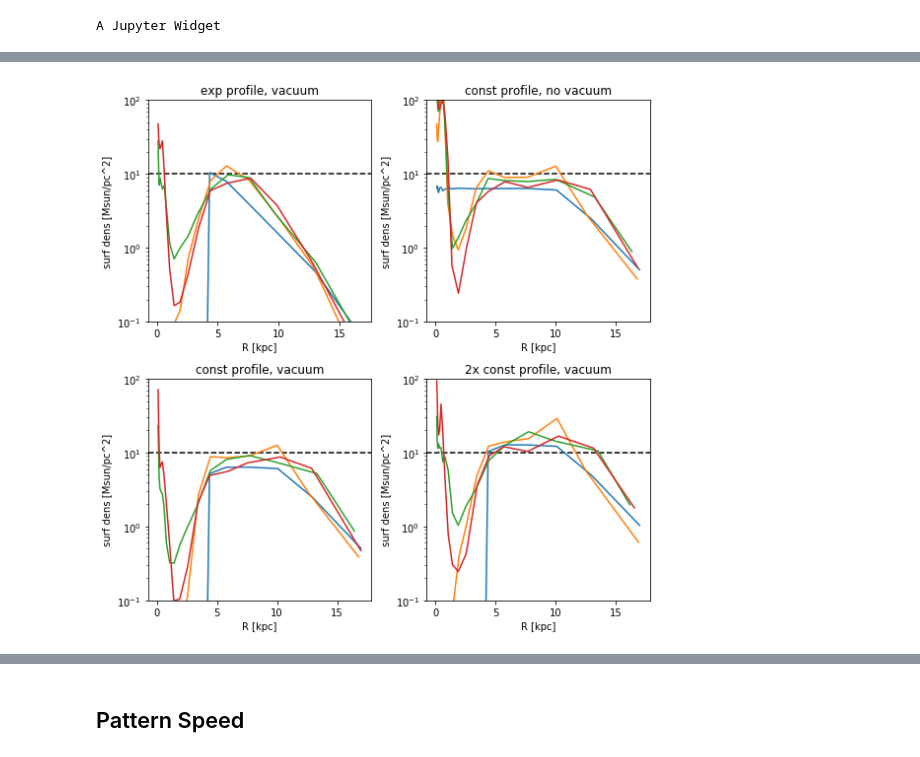
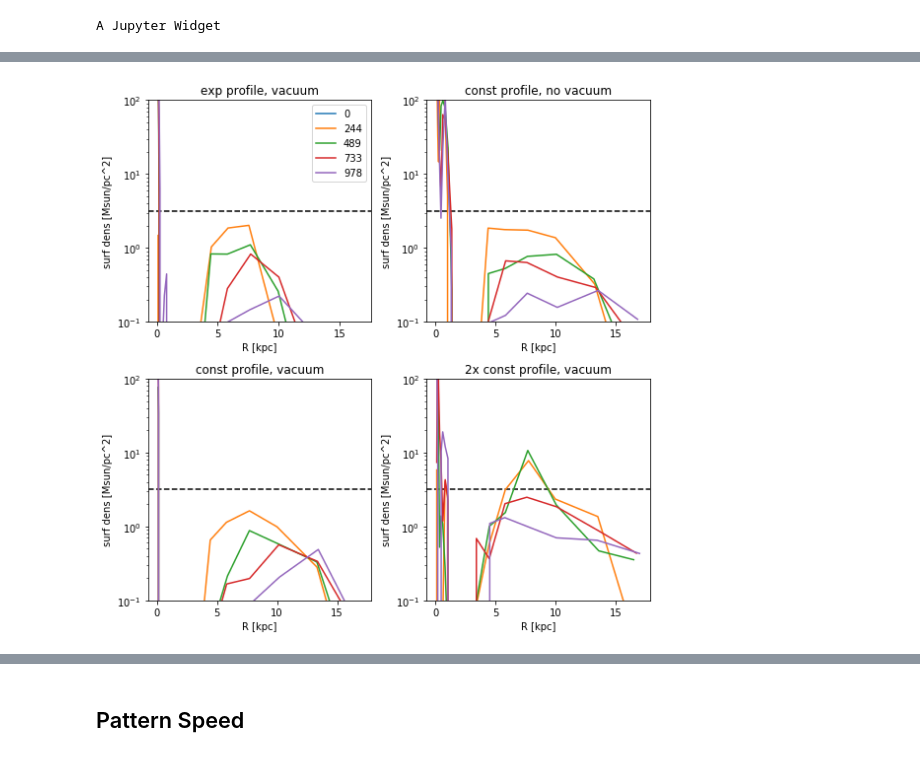
Before and after one commit to gusbeane/gasbar, a Jupyter notebook: notebooks/vacuum_scratch.ipynb, the cells around one changed output, grey strips where cells are left out. Drawn from its saved outputs; the diff is of its cells as text; code cells hidden in the pictures.

```diff
--- a/notebooks/vacuum_scratch.ipynb
+++ b/notebooks/vacuum_scratch.ipynb
@@ -11,7 +12,7 @@ import astropy.units as u
 time_conv = 977.79222167
 # %%
 sim_list = ['phantom-vacuum-grav', 'phantom-vacuum', 'phantom-Sg10-Rc4.0', 'phantom-vacuum-Sg10-Rc4.0',
-            'phantom-vacuum-Sg20-Rc4.0', 'Nbody']
+            'phantom-vacuum-Sg20-Rc4.0', 'Nbody', 'phantom-vacuum-Sg20-Rc3.5']
 
 def read_snap(idx, sim_idx, lvl='lvl3', parttype=[0], fields=['Coordinates', 'Masses', 'Velocities'],
               basepath = '/n/holyscratch01/hernquist_lab/abeane/starbar_runs/runs/'):
@@ -48,0 +106,7 @@ A Jupyter Widget
+# %%
+sn6_fine_list = []
+fine_idx_list = [90, 91, 92, 93, 94, 95, 96, 97, 98, 99, 100, 101, 102, 103, 104, 105, 106, 107, 108, 109, 110]
+# fine_idx_list = [98, 99, 100, 101, 102]
+for idx in tqdm(fine_idx_list):
+    sn6 = read_snap(idx, 6, parttype=[0], fields=['Coordinates', 'Masses', 'StarFormationRate'])
+    sn6_fine_list.append(sn6)
@@ -295,0 +398,27 @@ plt.show()
+# %%
+# fig, ax = plt.subplots(2, 2, figsize=(8,8))
+fig, ax = plt.subplots(1, 2, figsize=(8,4))
+
+# sn_list_list = [sn0_list, sn2_list, sn3_list, sn4_list]
+# title_list = ['exp profile, vacuum', 'const profile, no vacuum', 'const profile, vacuum', '2x const profile, vacuum']
+
+sn_list_list = [sn4_list, sn6_list]
+title_list = ['2x const (snap400)', '2x const profile (snap300)']
+
+for sn_list, title, this_ax in zip(sn_list_list, title_list, ax):
+    print(this_ax)
+    this_ax.set(yscale='log', ylim=(0.1, 100), xlabel='R [kpc]', ylabel='SFR surf dens [Msun/pc^2/Gyr]', title=title)
+    this_ax.axhline(10.**(0.5), c='k', ls='dashed')
+
+    for i, idx in enumerate(idx_list):
+#         try:
+            R, gas = compute_sfr_profile(sn_list[i])
+#             print(np.median(gas))
+            time = sn_list[i].Time.value
+            l = this_ax.plot(R, gas, label="{:0.0f}".format(time*time_conv))
+#         except:
+#             pass
+ax[0].legend(frameon=False)
+
+fig.tight_layout()
+plt.show()
@@ -296,22 +429,24 @@ plt.show()
 # %%
 fig, ax = plt.subplots(2, 2, figsize=(8,8))
 
 sn_list_list = [sn0_list, sn2_list, sn3_list, sn4_list]
 title_list = ['exp profile, vacuum', 'const profile, no vacuum', 'const profile, vacuum', '2x const profile, vacuum']
 
 for sn_list, title, this_ax in zip(sn_list_list, title_list, ax.flatten()):
     this_ax.set(yscale='log', ylim=(0.1, 100), xlabel='R [kpc]', ylabel='surf dens [Msun/pc^2]', title=title)
-    this_ax.axhline(10, c='k', ls='dashed')
+    this_ax.axhline(10.**(0.5), c='k', ls='dashed')
 
     for i, idx in enumerate(idx_list):
         try:
-            R, gas = compute_HI_profile(sn_list[i])
+            R, gas = compute_sfr_profile(sn_list[i])
             time = sn_list[i].Time.value
             l = this_ax.plot(R, gas, label="{:0.0f}".format(time*time_conv))
         except:
             pass
 
+ax[0][0].legend()
+
 fig.tight_layout()
 plt.show()
 # %% [output]
-[figure, old version]
+[figure, new version]
```
Also changed, not shown: parts of 27 cells of this notebook, 5 other files.
